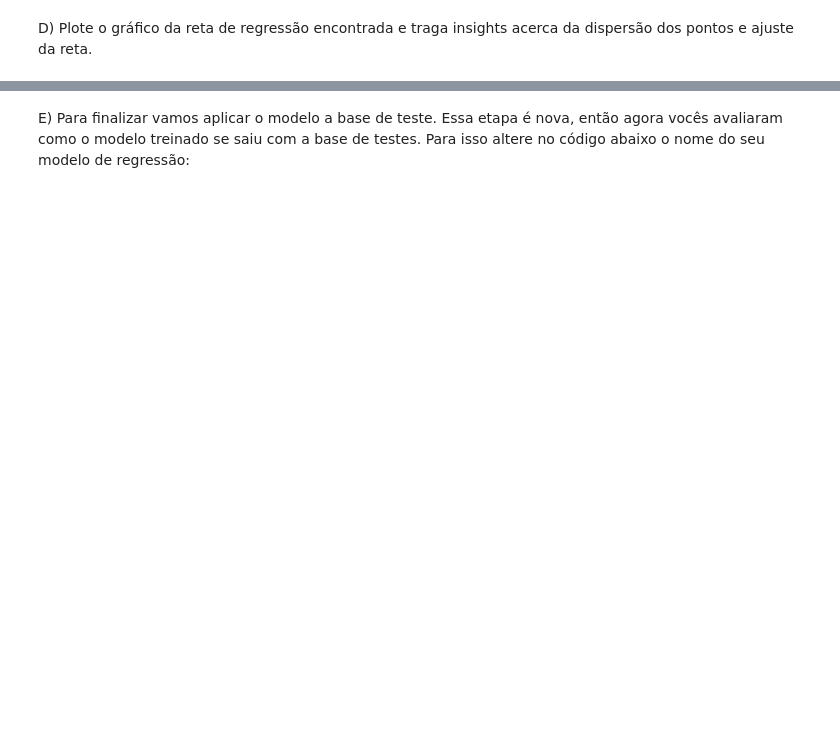
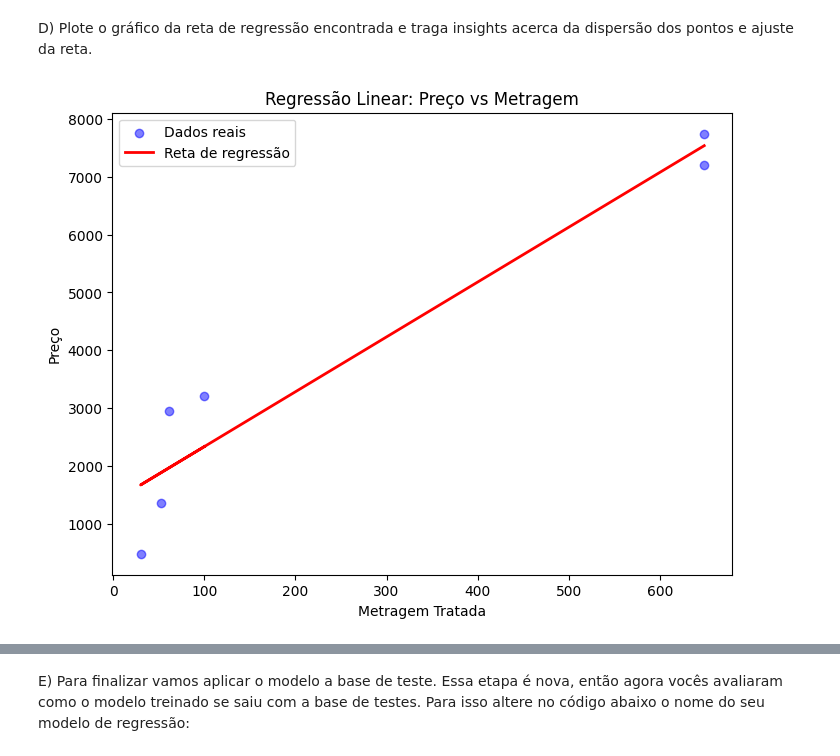
Before and after one commit to RToyoyama/Modulo_18_EBAC, a Jupyter notebook: Notebooks/Profissao Cientista de Dados M18 Pratique.ipynb, the cells around one changed output, grey strips where cells are left out. Saved outputs shown, nothing was run; the diff lists cells and outputs as text; code cells hidden in the pictures; blank space fills up the shorter version.

```diff
--- a/Notebooks/Profissao Cientista de Dados M18 Pratique.ipynb
+++ b/Notebooks/Profissao Cientista de Dados M18 Pratique.ipynb
@@ -350,0 +423,15 @@ D) Plote o gráfico da reta de regressão encontrada e traga insights acerca da
+# %%
+# Predições do modelo
+y_pred_train = modelo_simples.predict(X_train_simple)
+
+# Plotando
+plt.figure(figsize=(8,6))
+plt.scatter(X_train_simple, y_train_simple, color='blue', alpha=0.5, label='Dados reais')
+plt.plot(X_train_simple, y_pred_train, color='red', linewidth=2, label='Reta de regressão')
+plt.xlabel('Metragem Tratada')
+plt.ylabel('Preço')
+plt.title('Regressão Linear: Preço vs Metragem')
+plt.legend()
+plt.show()
+# %% [output]
+[figure, added]
```
Also changed, not shown: parts of 29 cells of this notebook.
